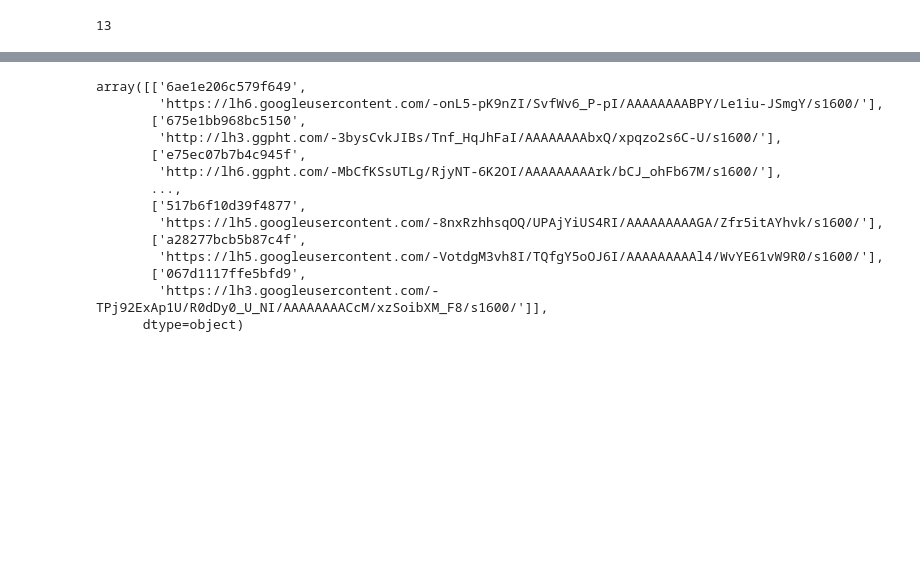
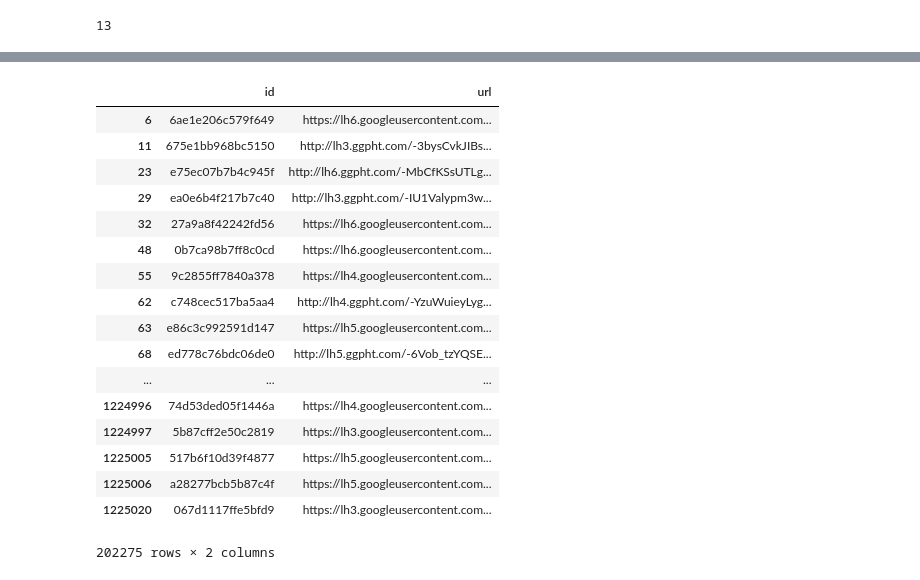
Before and after one commit to okason97/google-landmark-machine-learning-acceleration, a Jupyter notebook: analisis/analisis.ipynb, the cells around one changed output, grey strips where cells are left out. Cells and saved outputs as stored; diff of their text form; code cells hidden in the pictures; blank space fills up the shorter version.

```diff
--- a/analisis/analisis.ipynb
+++ b/analisis/analisis.ipynb
@@ -101,22 +101,27 @@ display_category(urls, "")
 # %% [output]
 [interactive output not drawn]
 # %%
-train_data = train_data[train_data['landmark_id'] != 'None']
-train_data = train_data[train_data['landmark_id'].isin(train_data['landmark_id'].value_counts().head(10).index.values)]
-train_data.groupby('landmark_id', group_keys=False).apply(lambda df: df.sample(10))
-train_data[['id','url']].values
+csvreader = pd.read_csv("../input/train.csv")
+csvreader = csvreader[csvreader['landmark_id'] != 'None']
+csvreader = csvreader[csvreader['landmark_id'].isin(csvreader['landmark_id'].value_counts().head(10).index.values)]
+csvreader.groupby('landmark_id', group_keys=False).apply(lambda df: df.sample(8000))
+csvreader[['id','url']]
 # %% [output]
+|  | id | url |
+| 6 | 6ae1e206c579f649 | https://lh6.googleusercontent.com... |
+| 11 | 675e1bb968bc5150 | http://lh3.ggpht.com/-3bysCvkJIBs... |
+| 23 | e75ec07b7b4c945f | http://lh6.ggpht.com/-MbCfKSsUTLg... |
+| 29 | ea0e6b4f217b7c40 | http://lh3.ggpht.com/-IU1Valypm3w... |
+| 32 | 27a9a8f42242fd56 | https://lh6.googleusercontent.com... |
+| 48 | 0b7ca98b7ff8c0cd | https://lh6.googleusercontent.com... |
+| 55 | 9c2855ff7840a378 | https://lh4.googleusercontent.com... |
+| 62 | c748cec517ba5aa4 | http://lh4.ggpht.com/-YzuWuieyLyg... |
+| 63 | e86c3c992591d147 | https://lh5.googleusercontent.com... |
+| 68 | ed778c76bdc06de0 | http://lh5.ggpht.com/-6Vob_tzYQSE... |
+| ... | ... | ... |
+| 1224996 | 74d53ded05f1446a | https://lh4.googleusercontent.com... |
+| 1224997 | 5b87cff2e50c2819 | https://lh3.googleusercontent.com... |
+| 1225005 | 517b6f10d39f4877 | https://lh5.googleusercontent.com... |
+| 1225006 | a28277bcb5b87c4f | https://lh5.googleusercontent.com... |
+| 1225020 | 067d1117ffe5bfd9 | https://lh3.googleusercontent.com... |
-array([['6ae1e206c579f649',
-        'https://lh6.googleusercontent.com/-onL5-pK9nZI/SvfWv6_P-pI/AAAAAAAABPY/Le1iu-JSmgY/s1600/'],
-       ['675e1bb968bc5150',
-        'http://lh3.ggpht.com/-3bysCvkJIBs/Tnf_HqJhFaI/AAAAAAAAbxQ/xpqzo2s6C-U/s1600/'],
-       ['e75ec07b7b4c945f',
-        'http://lh6.ggpht.com/-MbCfKSsUTLg/RjyNT-6K2OI/AAAAAAAAArk/bCJ_ohFb67M/s1600/'],
-       ...,
-       ['517b6f10d39f4877',
-        'https://lh5.googleusercontent.com/-8nxRzhhsqOQ/UPAjYiUS4RI/AAAAAAAAAGA/Zfr5itAYhvk/s1600/'],
-       ['a28277bcb5b87c4f',
-        'https://lh5.googleusercontent.com/-VotdgM3vh8I/TQfgY5oOJ6I/AAAAAAAAAl4/WvYE61vW9R0/s1600/'],
-       ['067d1117ffe5bfd9',
-        'https://lh3.googleusercontent.com/-TPj92ExAp1U/R0dDy0_U_NI/AAAAAAAACcM/xzSoibXM_F8/s1600/']],
-      dtype=object)
+202275 rows × 2 columns
```
Also changed, not shown: 1 other file.
